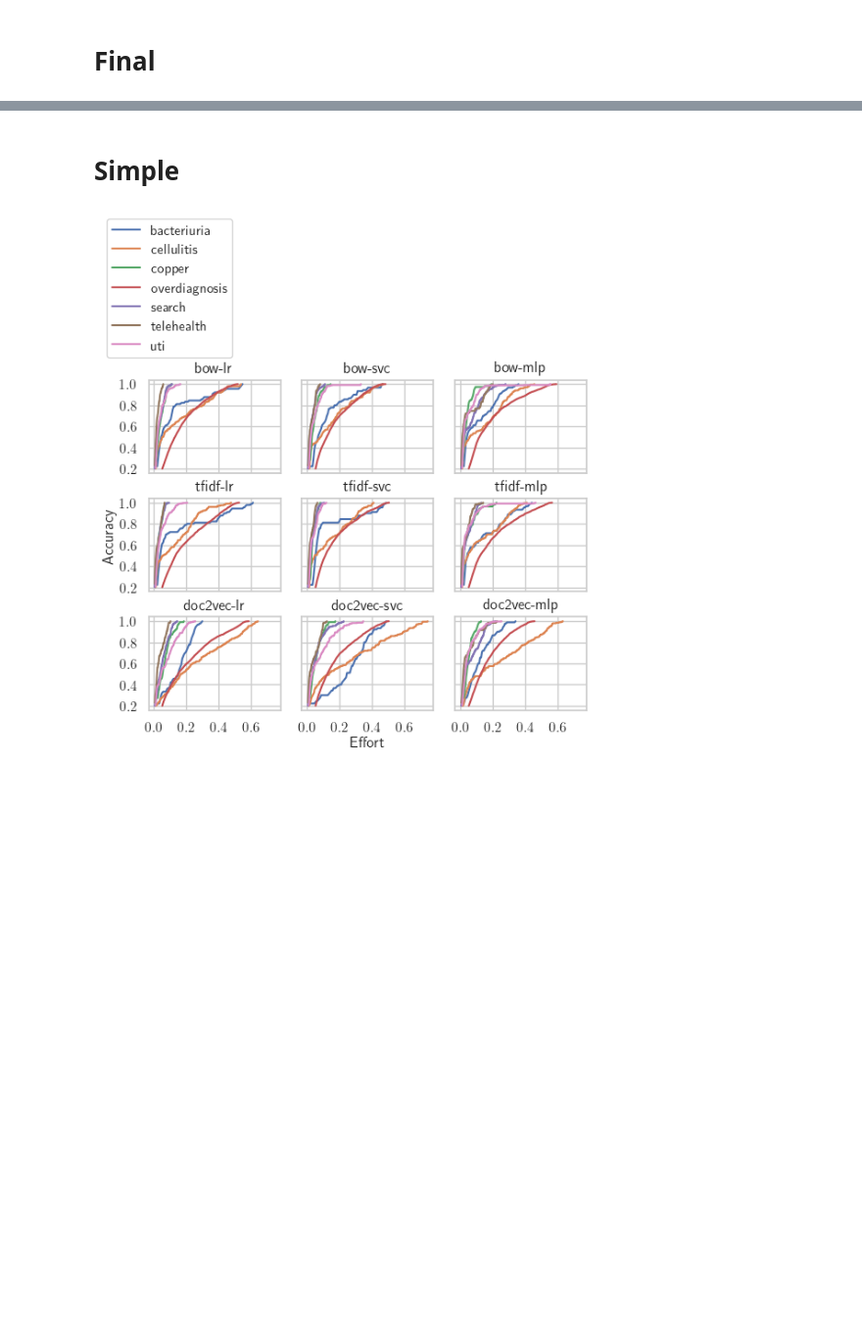
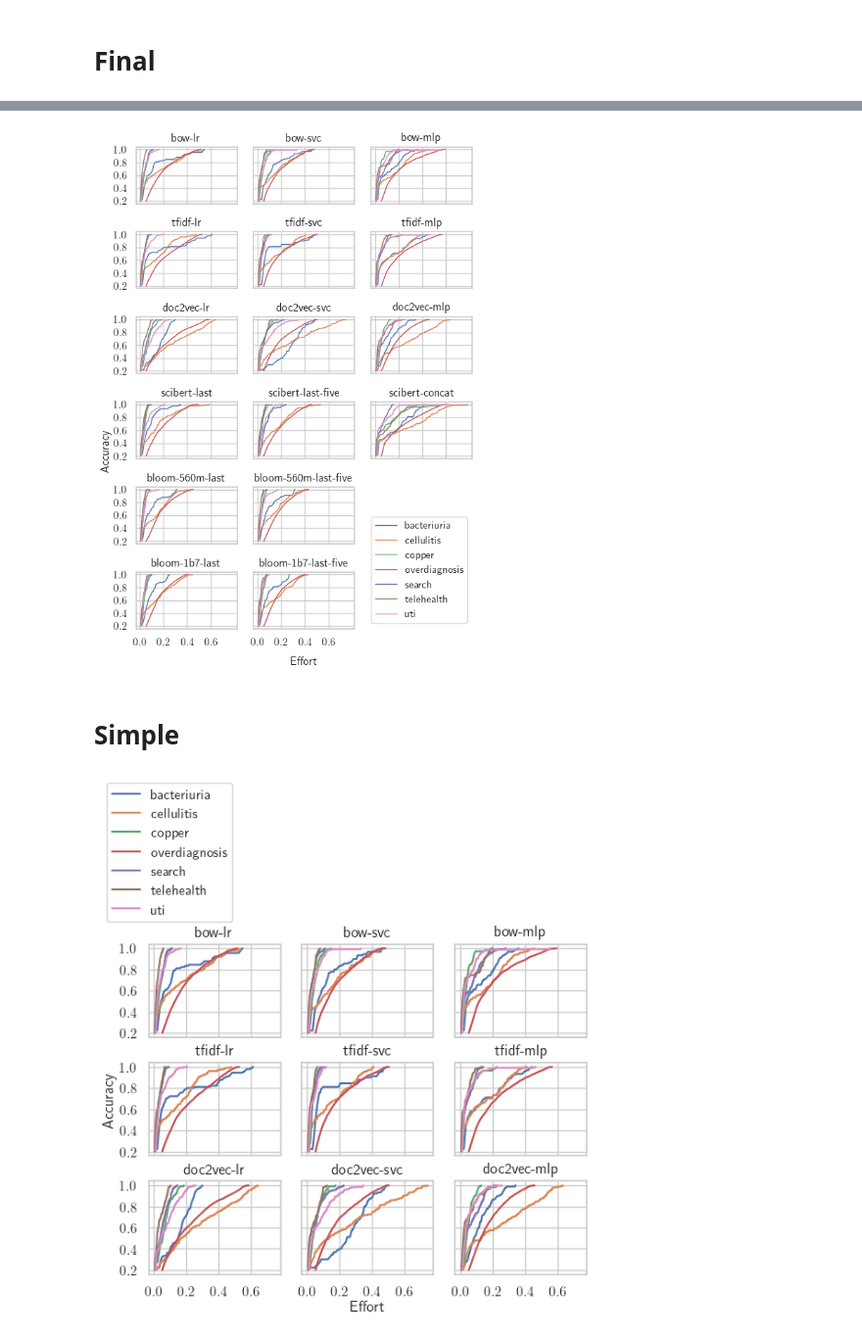
Before and after one commit to connorf25/automated-screening, a Jupyter notebook: stats-analysis.ipynb, the cells around one changed output, grey strips where cells are left out. Shown at 98% size. Drawn from its saved outputs; the diff is of its cells as text; code cells hidden in the pictures; blank space fills up the shorter version.

```diff
--- a/stats-analysis.ipynb
+++ b/stats-analysis.ipynb
@@ -222,3 +222,79 @@ plt.show()
+# %%
+# Plot all models on one plot
+import matplotlib.pyplot as plt
+import pandas as pd
+from ast import literal_eval
+import numpy as np
+from itertools import zip_longest
+import math
+
+# Create nine polar axes and access them through the returned array
+fig, axs = plt.subplots(6, 3, sharex=True, sharey=True)
+# Set common labels
+fig.text(0.55, 0.02, 'Effort', ha='center', va='center')
+fig.text(0.02, 0.4, 'Accuracy', ha='center', va='center', rotation='vertical')
+sns.set(style="whitegrid")
+
+model_names = []
+
+datasets = ["bacteriuria", "cellulitis", "copper", "overdiagnosis", "search", "telehealth", "uti"]
+embeddings=["bow", "tfidf", "doc2vec"]
+classifiers=["lr", "svc", "mlp"]
+for embedding in embeddings:
+    for classifier in classifiers:
+        model_names.append(embedding + "-" + classifier)
+
+transformer_models = [
+    "scibert-last",
+    "scibert-last-five",
+    "scibert-concat",
+    "bloom-560m-last",
+    "bloom-560m-last-five",
+    "bloom-1b7-last",
+    "bloom-1b7-last-five"
+]
+for model in transformer_models:
+    model_names.append(model)
+
+# Empty subplots
+axs[4, 2].axis('off')
+axs[5, 2].axis('off')
+
+for i, model in enumerate(model_names):
+    j = i % 3
+    i = math.floor(i / 3)
+    # Edge cases for bloom models
+    if i == 4 and j == 2:
+        i = 5
+        j = 0
+    elif i == 5 and j == 0:
+        j = 1
+
+    for dataset in datasets:
+        stats_df = pd.read_csv("stats/stats-" + dataset + "-" + model + ".csv")
+        # Convert csv lists to actual lists
+        stats_df.effort = stats_df.effort.apply(literal_eval)
+        stats_df.accuracy = stats_df.accuracy.apply(literal_eval)
+        # Find longest effort array
+        effort = max(stats_df.effort, key=len)
+        # Average all accuracy data points over the 10 iterations
+        avg_accuracy = np.nanmean(np.array(list(zip_longest(*stats_df.accuracy, fillvalue=1)),dtype=float), axis=1).tolist()
+        axs[i,j].plot(effort, avg_accuracy, label=dataset, linewidth=1)
+        axs[i,j].set_title(model)
+
+handles, labels = axs[0,0].get_legend_handles_labels()
+fig.legend(handles, labels, bbox_to_anchor=(1,0.08),loc='lower right')
+axs[0,0].set_xticks((np.arange(0, 0.8, 0.2)))
+axs[0,0].set_yticks((np.arange(0.2, 1.01, 0.2)))
+fig.set_size_inches(w=5.39749, h=8)
+fig.tight_layout()
+
+plt.subplots_adjust(left=0.1, bottom=0.08, top=0.95, right=1)
+
+plt.savefig('../honours/thesis/Figures/effort-accuracy-all.pgf')
+plt.show()
+# %% [output]
+[figure, added]
 # %% [markdown]
 # Simple
 # %%
```
Also changed, not shown: parts of 1 cell of this notebook, 21 other files.
